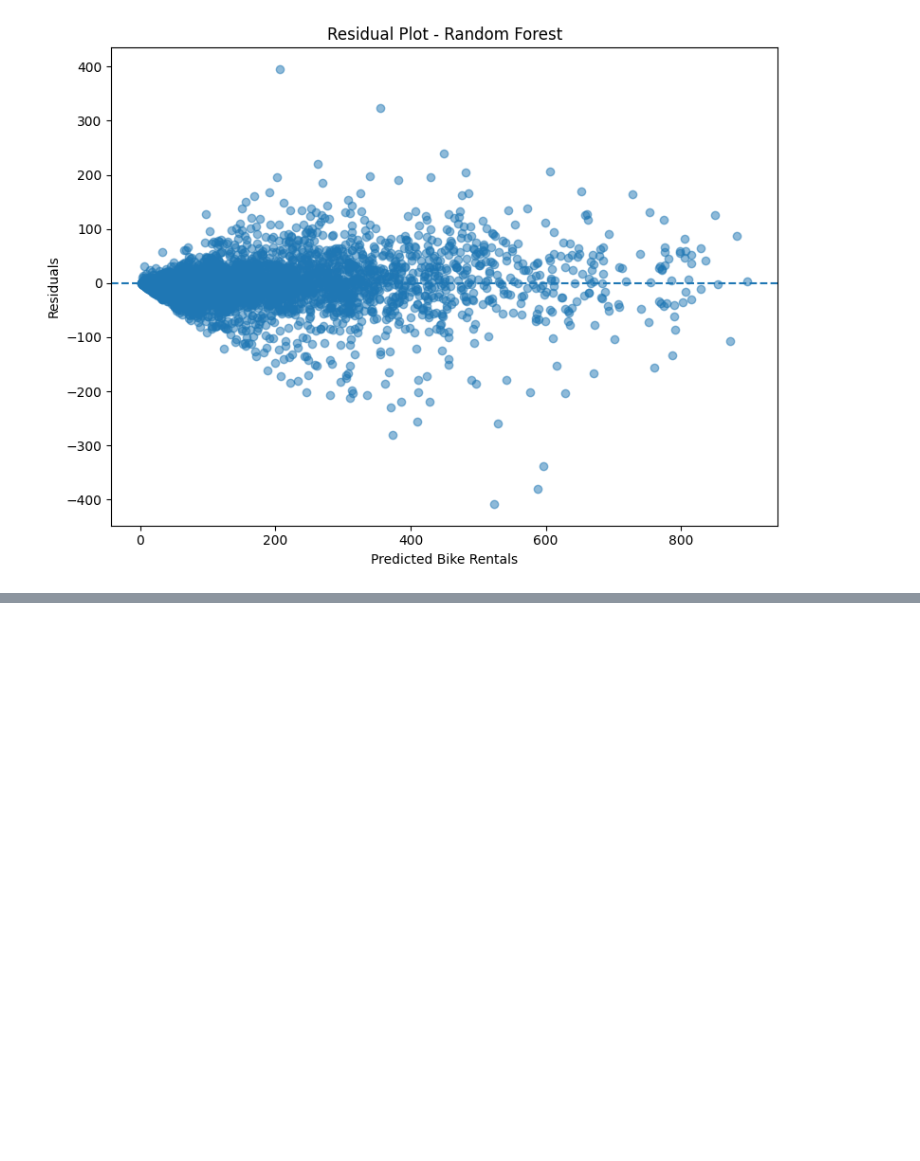
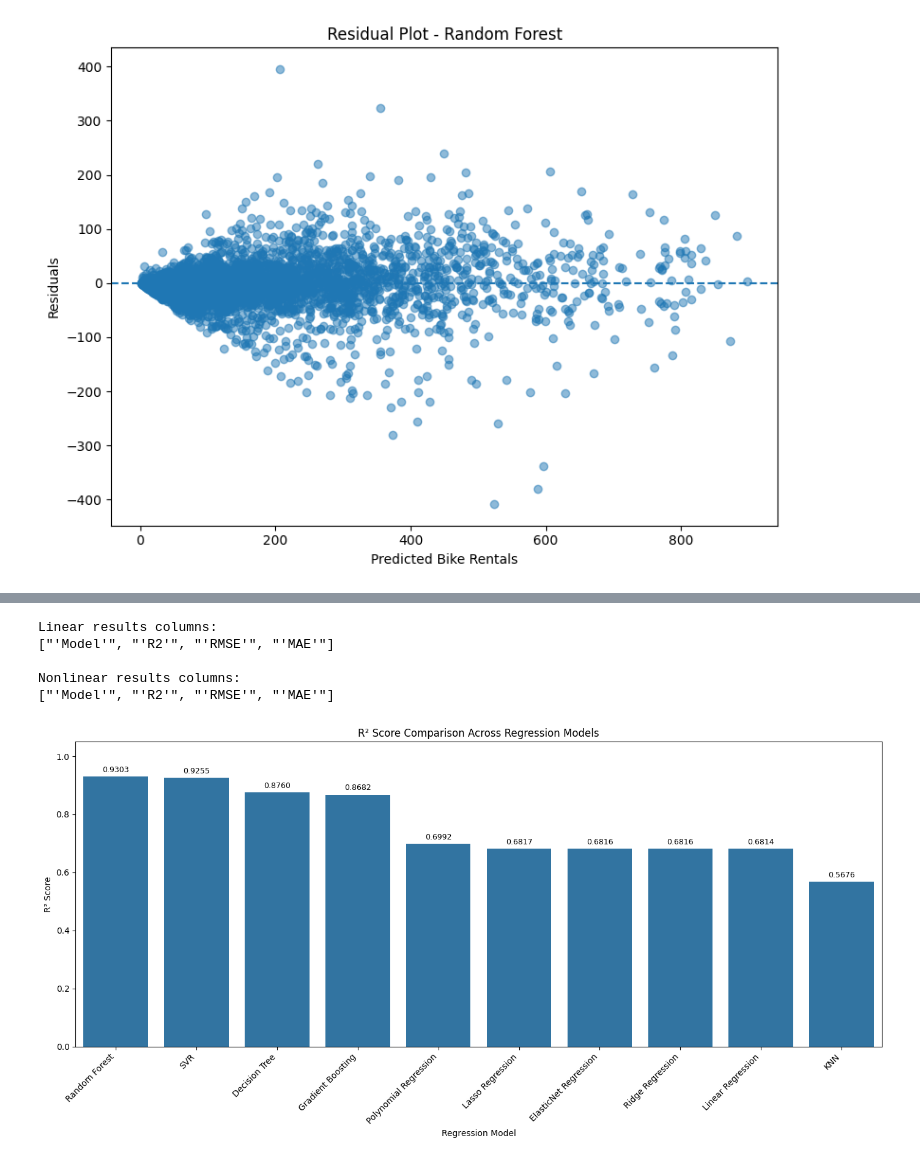
Before and after one commit to vaishnavit67/23cse301-ecommerce-ml-capstone, a Jupyter notebook: Notebooks/Regression.ipynb, the cells around one changed output, grey strips where cells are left out. Drawn from its saved outputs; the diff is of its cells as text; code cells hidden in the pictures; blank space fills up the shorter version.

```diff
--- a/Notebooks/Regression.ipynb
+++ b/Notebooks/Regression.ipynb
@@ -2107,0 +2212,11 @@ plt.show()
+# %%
+
+# Linear-family regression results
+linear_results = pd.read_csv("first610_final_results.csv")
+linear_cv = pd.read_csv("first610_final_cv.csv")
+
+# Nonlinear / distance-based regression results
+nonlinear_results = pd.read_csv("reg15_final_results.csv")
+nonlinear_cv = pd.read_csv("reg15_final_cv.csv")
+
+print("All four result files loaded successfully.")
@@ -2107,0 +2315,53 @@ plt.show()
+# %%
+print("Linear results columns:")
+print([repr(col) for col in linear_results.columns])
+
+print("\nNonlinear results columns:")
+print([repr(col) for col in nonlinear_results.columns])
+# %% [output]
+Linear results columns:
+["'Model'", "'R2'", "'RMSE'", "'MAE'"]
+
+Nonlinear results columns:
+["'Model'", "'R2'", "'RMSE'", "'MAE'"]
+# %%
+
+# R² Score Comparison with Values
+
+plot_data = test_results.sort_values(
+    by="R2",
+    ascending=False
+).copy()
+
+plt.figure(figsize=(14, 7))
+
+ax = sns.barplot(
+    data=plot_data,
+    x="Model",
+    y="R2"
+)
+
+# Add R² values on top of each bar
+for container in ax.containers:
+    ax.bar_label(
+        container,
+        fmt="%.4f",
+        padding=3,
+        fontsize=9
+    )
+
+plt.title("R² Score Comparison Across Regression Models")
+plt.xlabel("Regression Model")
+plt.ylabel("R² Score")
+
+plt.ylim(0, 1.05)
+
+plt.xticks(
+    rotation=45,
+    ha="right"
+)
+
+plt.tight_layout()
+plt.show()
+# %% [output]
+[figure, added]
```
Also changed, not shown: parts of 12 cells of this notebook, 3 other files.
